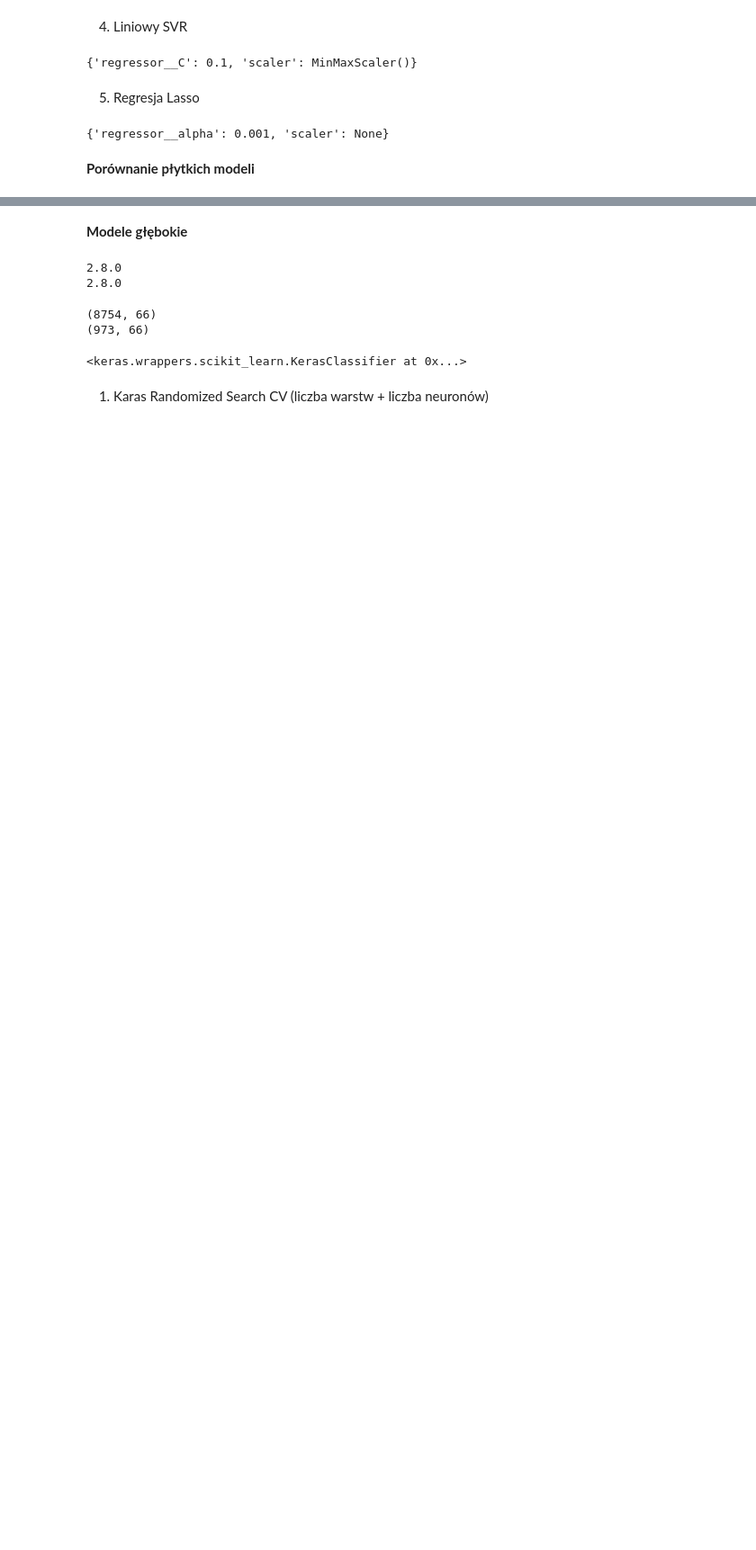
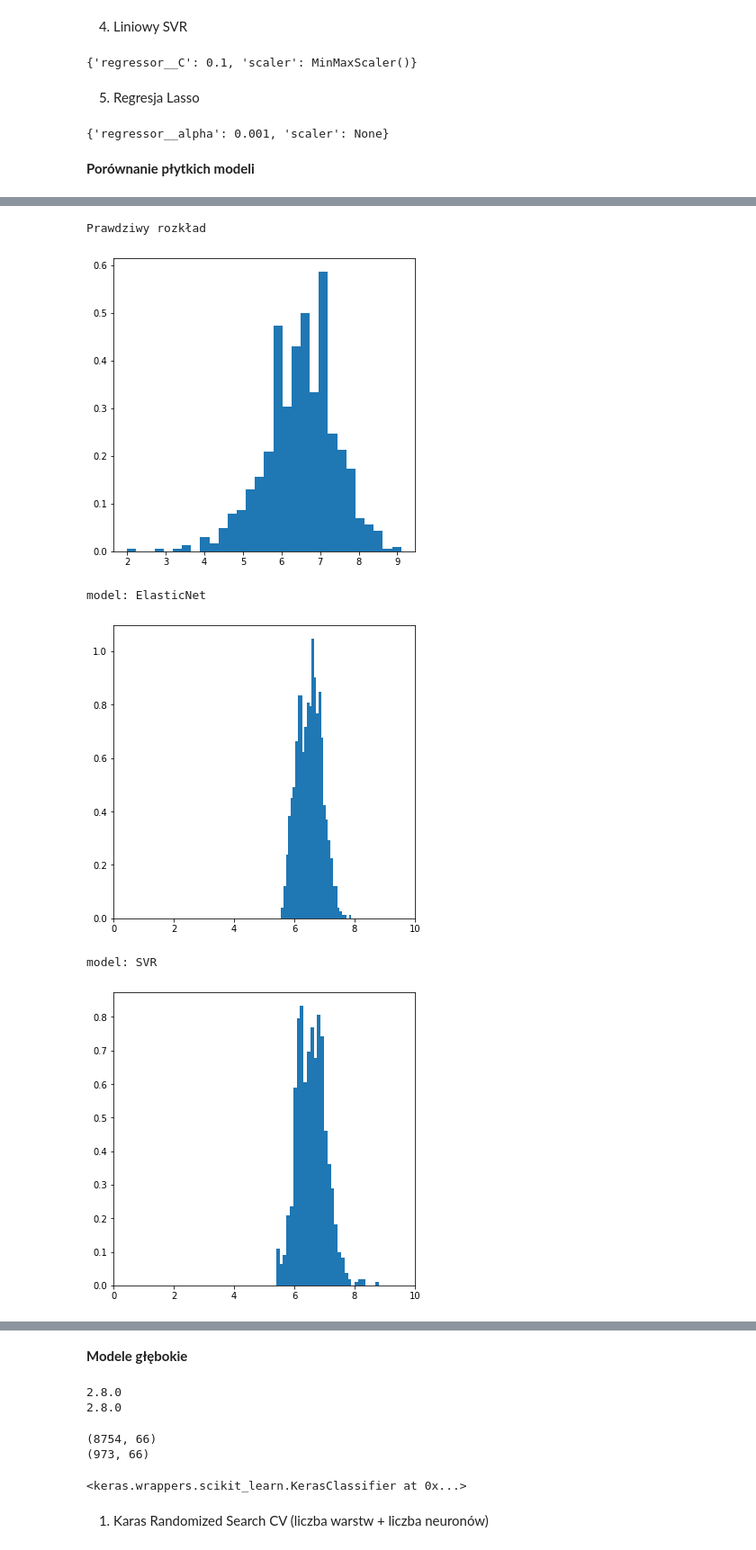
Before and after one commit to WWykret/PSI-Projekt, a Jupyter notebook: wykresy/projetk - 2.ipynb, the cells around one changed output, grey strips where cells are left out. Shown at 90% size. Saved outputs shown, nothing was run; the diff lists cells and outputs as text; code cells hidden in the pictures; blank space fills up the shorter version.

Commit message:
Wykresy dla plytkich modeli

```diff
--- a/wykresy/projetk - 2.ipynb
+++ b/wykresy/projetk - 2.ipynb
@@ -456,0 +457,19 @@ table
+# %%
+plt.figure(figsize=(6,6))
+print(f"Prawdziwy rozkład")
+plt.hist(y_test, bins=30, density=True)
+plt.show()
+
+for name, _, estimator in models:
+    print(f"model: {name}")
+    plt.figure(figsize=(6,6))
+    plt.xlim((0,10))
+    plt.hist(estimator.predict(X_test), bins=30, density=True)
+    plt.show()
+# %% [output]
+Prawdziwy rozkład
+[figure, added]
+model: ElasticNet
+[figure, added]
+model: SVR
+[figure, added]
```
Also changed, not shown: parts of 17 cells of this notebook.
